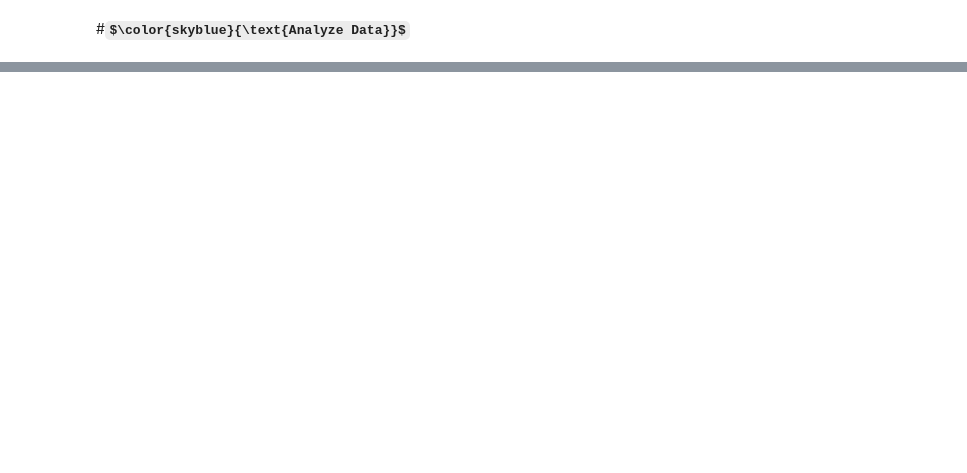
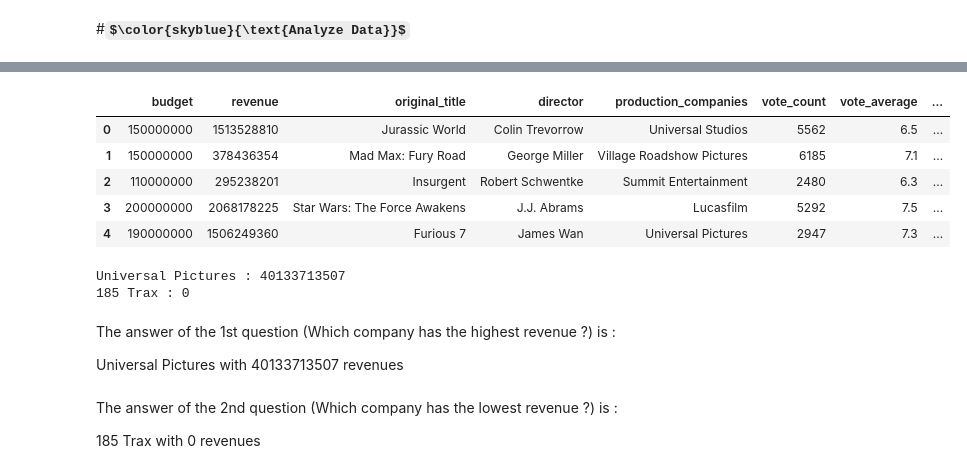
Before and after one commit to Abdelrhman410/IMDB-Analysis, a Jupyter notebook: IMDB_Analysis.ipynb, the cells around one changed output, grey strips where cells are left out. Cells and saved outputs as stored; diff of their text form; code cells hidden in the pictures; some formulas as TeX source; blank space fills up the shorter version.

```diff
--- a/IMDB_Analysis.ipynb
+++ b/IMDB_Analysis.ipynb
@@ -109,4 +112,6 @@ Research Question 1 (Which company has the highest revenue?)
 # %%
 filtered_budget = df [df['budget']!=0 ]
+# %%
+df['production_companies'] = df['production_companies'].apply(lambda x: x.split("|")[0])
 # %%
 df['director'] = df['director'].apply(lambda x: x.split("|")[0])
@@ -124,0 +118,9 @@ for director in df['director']:
+# %%
+df.head()
+# %% [output]
+|  | budget | revenue | original_title | director | production_companies | vote_count | vote_average | ... |
+| 0 | 150000000 | 1513528810 | Jurassic World | Colin Trevorrow | Universal Studios | 5562 | 6.5 | ... |
+| 1 | 150000000 | 378436354 | Mad Max: Fury Road | George Miller | Village Roadshow Pictures | 6185 | 7.1 | ... |
+| 2 | 110000000 | 295238201 | Insurgent | Robert Schwentke | Summit Entertainment | 2480 | 6.3 | ... |
+| 3 | 200000000 | 2068178225 | Star Wars: The Force Awakens | J.J. Abrams | Lucasfilm | 5292 | 7.5 | ... |
+| 4 | 190000000 | 1506249360 | Furious 7 | James Wan | Universal Pictures | 2947 | 7.3 | ... |
@@ -124,0 +139,17 @@ for director in df['director']:
+# %%
+
+inverse = [(value, key) for key, value in companies_names.items()]
+
+print(max(inverse)[1],":", max(inverse)[0])
+print(min(inverse)[1],":", min(inverse)[0])
+# %% [output]
+Universal Pictures : 40133713507
+185 Trax : 0
+# %% [markdown]
+The answer of the 1st question (Which company has the highest revenue ?) is :
+
+Universal Pictures with 40133713507 revenues
+# %% [markdown]
+The answer of the 2nd question (Which company has the lowest revenue ?) is :
+
+185 Trax with 0 revenues
```
Also changed, not shown: parts of 12 cells of this notebook.
